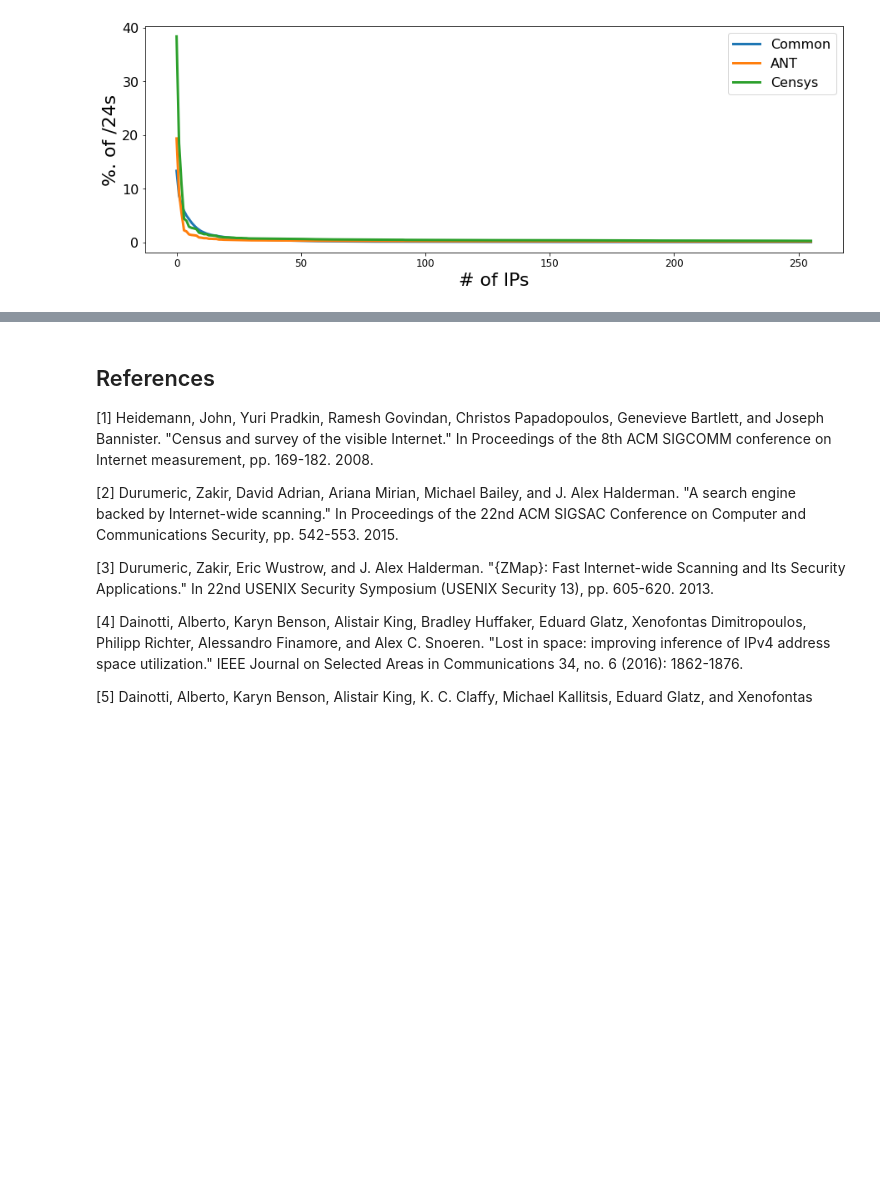
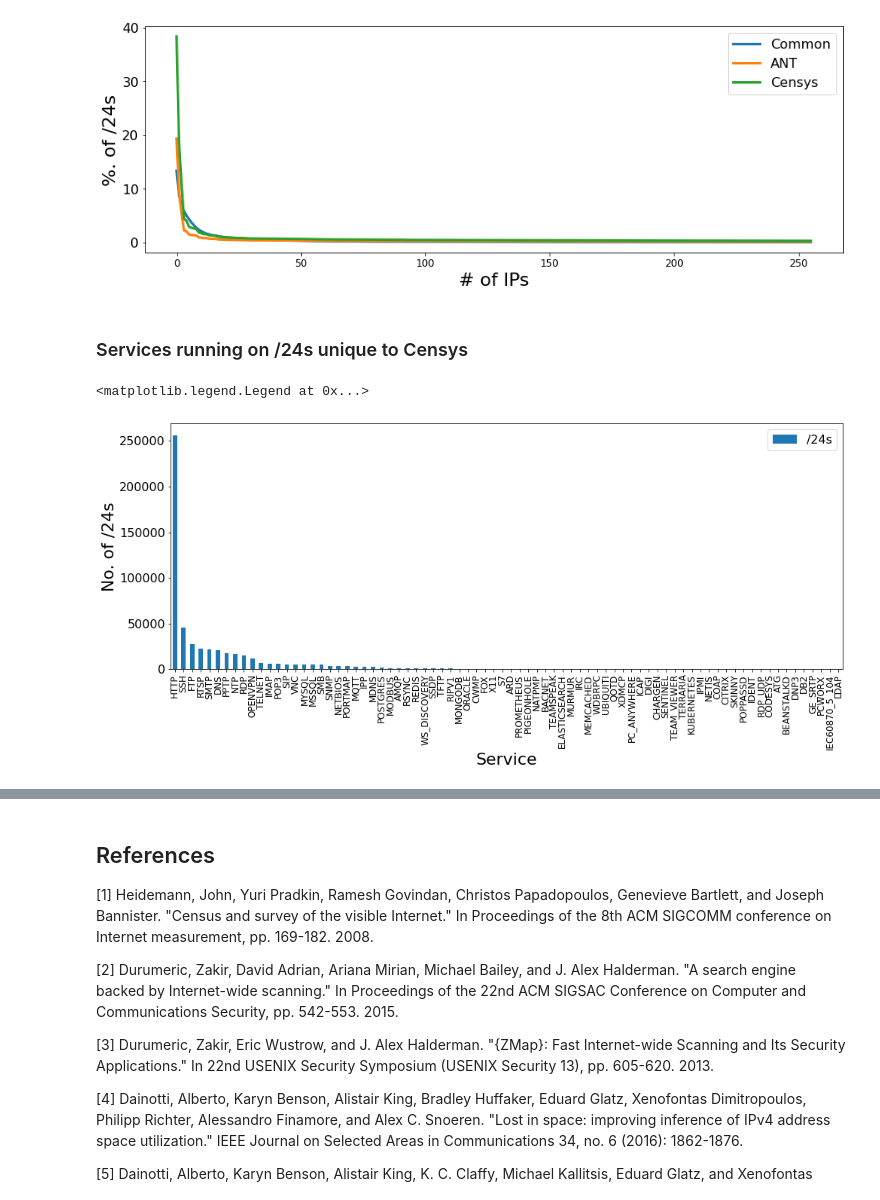
Before and after one commit to Manasvini/ids-project, a Jupyter notebook: Final Project.ipynb, the cells around one changed output, grey strips where cells are left out. Saved outputs shown, nothing was run; the diff lists cells and outputs as text; code cells hidden in the pictures; blank space fills up the shorter version.

```diff
--- a/Final Project.ipynb
+++ b/Final Project.ipynb
@@ -398,3 +399,19 @@ dtype: float64 stdev= f0_    69.819526
 dtype: float64
 <matplotlib.legend.Legend at 0x...>
 [figure]
+# %% [markdown]
+### Services running on /24s unique to Censys
+# %%
+svc_df = pd.read_csv('censys_unique_24_svcs.csv')
+fig, ax = plt.subplots(figsize=(16,6), nrows=1, ncols=1)
+#svcs_df.plot.bar(x='service', y='f0_', ax = ax)
+counts_df = svc_df[svc_df['service']!='UNKNOWN'].groupby('service')['ip_subnet'].nunique().reset_index().sort_values(by='ip_subnet', ascending=False)
+counts_df.plot.bar(x='service', y='ip_subnet',ax=ax)
+ax.xaxis.set_tick_params(labelsize=12)
+ax.yaxis.set_tick_params(labelsize=16)
+ax.set_ylabel('No. of /24s', fontsize=22)
+ax.set_xlabel('Service', fontsize=22)
+ax.legend([ '/24s'], fontsize=16)
+# %% [output]
+<matplotlib.legend.Legend at 0x...>
+[figure, added]
```
Also changed, not shown: parts of 3 cells of this notebook, 1 other file.
